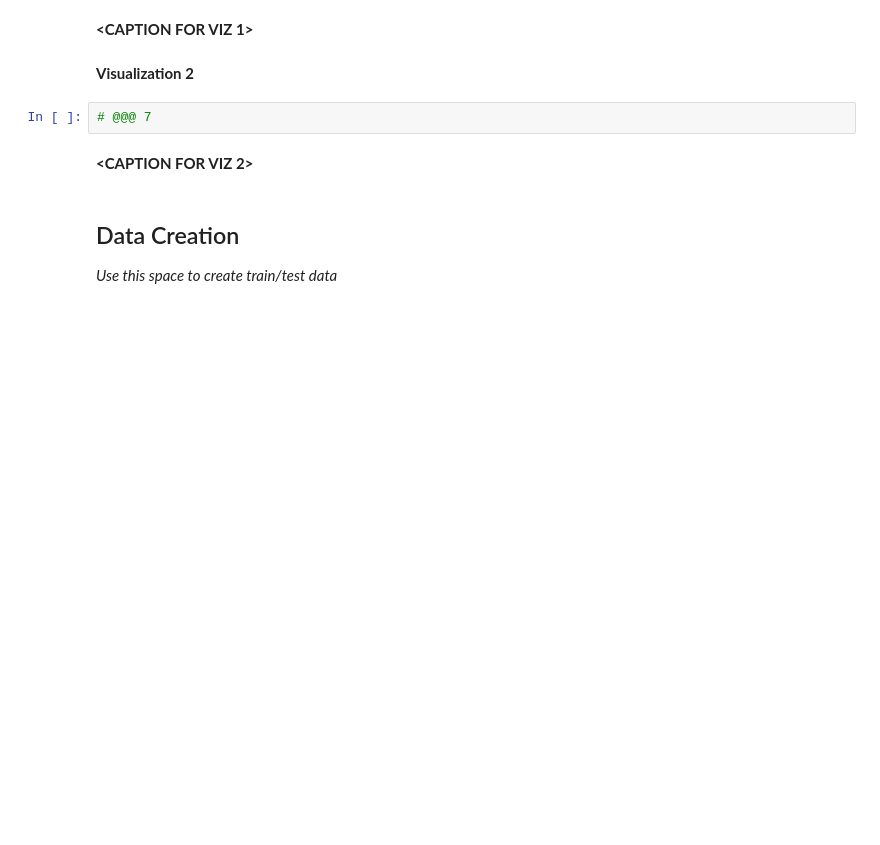
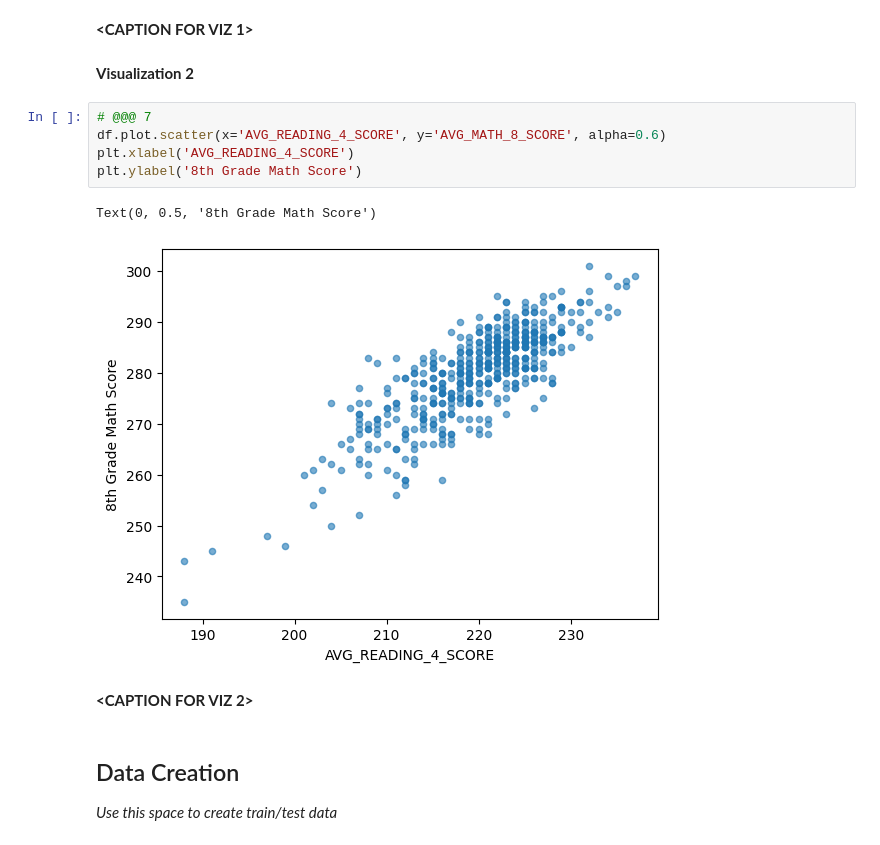
Before and after one commit to 1shman/MDST-Onboarding, a Jupyter notebook: tutorial1/checkpoint1.ipynb, the cells around one changed output. Cells and saved outputs as stored; diff of their text form; blank space fills up the shorter version.

```diff
--- a/tutorial1/checkpoint1.ipynb
+++ b/tutorial1/checkpoint1.ipynb
@@ -143,8 +180,14 @@ Investigate the relationship between your chosen response variable and at least
 **<CAPTION FOR VIZ 1>**
 # %% [markdown]
 **Visualization 2**
-# %%
-# @@@ 7
+# %%
+# @@@ 7
+df.plot.scatter(x='AVG_READING_4_SCORE', y='AVG_MATH_8_SCORE', alpha=0.6)
+plt.xlabel('AVG_READING_4_SCORE')
+plt.ylabel('8th Grade Math Score')
+# %% [output]
+Text(0, 0.5, '8th Grade Math Score')
+[figure, added]
 # %% [markdown]
 **<CAPTION FOR VIZ 2>**
 # %% [markdown]
```
Also changed, not shown: parts of 18 cells of this notebook.
